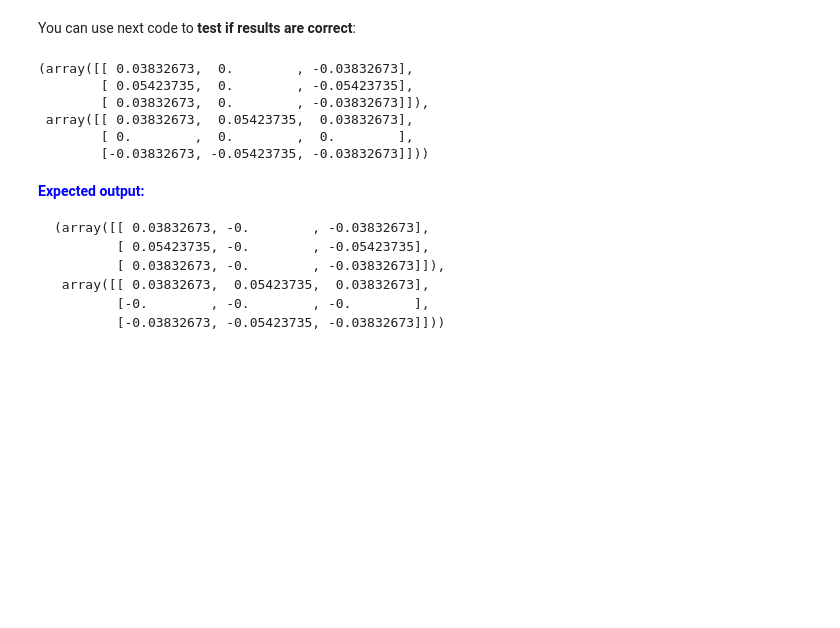
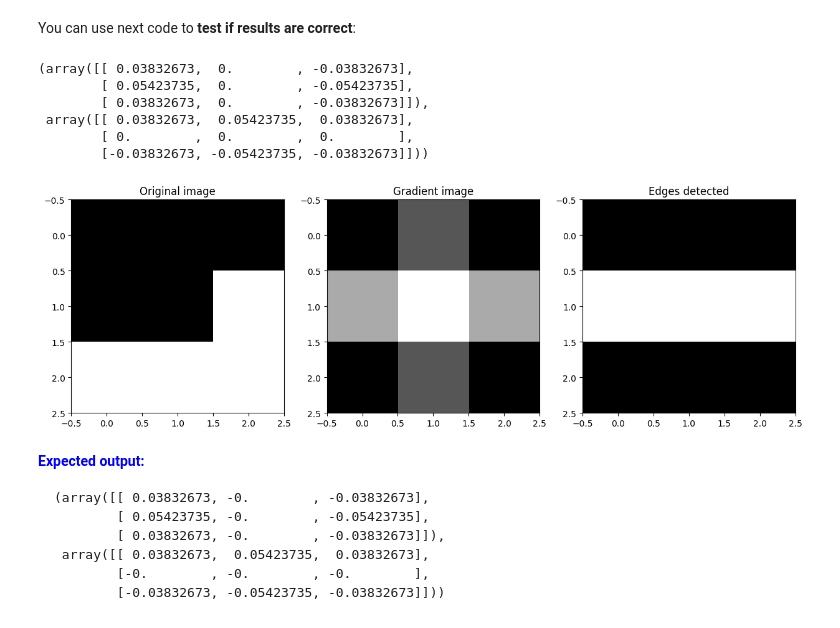
Before and after one commit to BeatrizInversa/uma_cv_2023, a Jupyter notebook: Chapter 03. Edge detection/3.1 Operators based on first derivative.ipynb, the cells around one changed output. Drawn from its saved outputs; the diff is of its cells as text; code cells hidden in the pictures; blank space fills up the shorter version.

```diff
--- a/Chapter 03. Edge detection/3.1 Operators based on first derivative.ipynb
+++ b/Chapter 03. Edge detection/3.1 Operators based on first derivative.ipynb
@@ -749,17 +748,18 @@ def gaussian_kernel(image, w_kernel, sigma, threshold, verbose=False):
 You can use next code to **test if results are correct**:
 # %%
 # Create an input image
-image = np.array([[10,60,20],[60,22,74],[72,132,2]], dtype=np.uint8)
-
+#image = np.array([[10,60,20],[60,22,74],[72,132,2]], dtype=np.uint8)
+image = np.array([[0,0,0],[0,0,255],[255,255,255]], dtype=np.uint8)
 # Apply the Gaussian kernel
-gaussian_kernel(image, w_kernel=1, sigma=1.2, threshold=100)
+gaussian_kernel(image, w_kernel=1, sigma=1.2, threshold=100, verbose=True)
 # %% [output]
 (array([[ 0.03832673,  0.        , -0.03832673],
         [ 0.05423735,  0.        , -0.05423735],
         [ 0.03832673,  0.        , -0.03832673]]),
  array([[ 0.03832673,  0.05423735,  0.03832673],
         [ 0.        ,  0.        ,  0.        ],
         [-0.03832673, -0.05423735, -0.03832673]]))
+[figure, added]
 # %% [markdown]
 <font color='blue'>**Expected output:**  </font>
 
```
Also changed, not shown: parts of 6 cells of this notebook, 27 other files.
